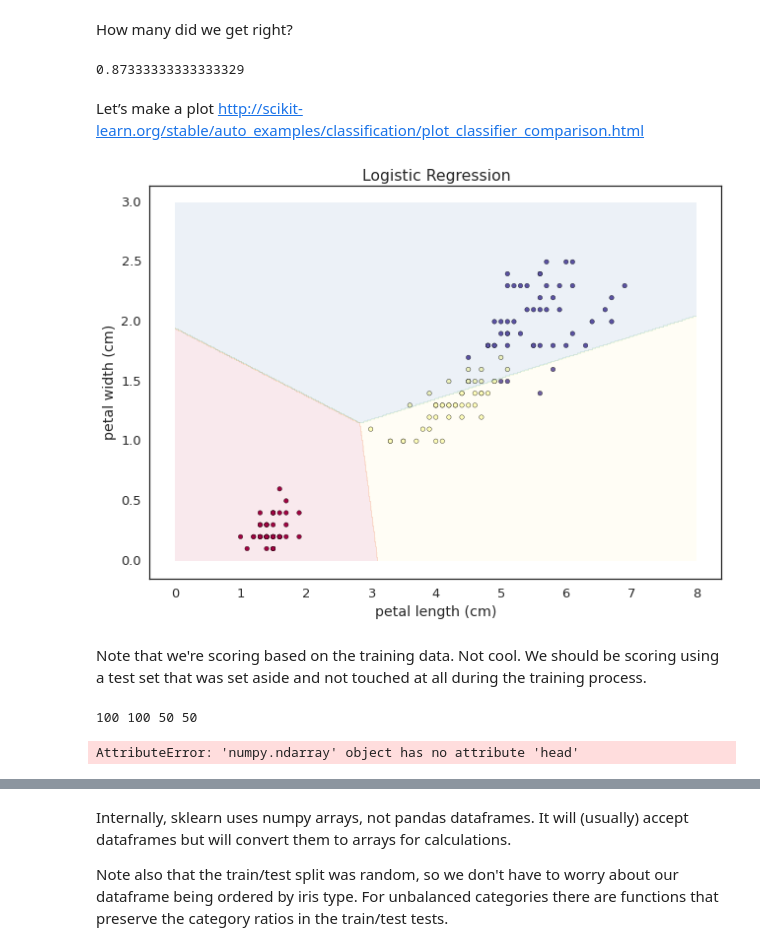
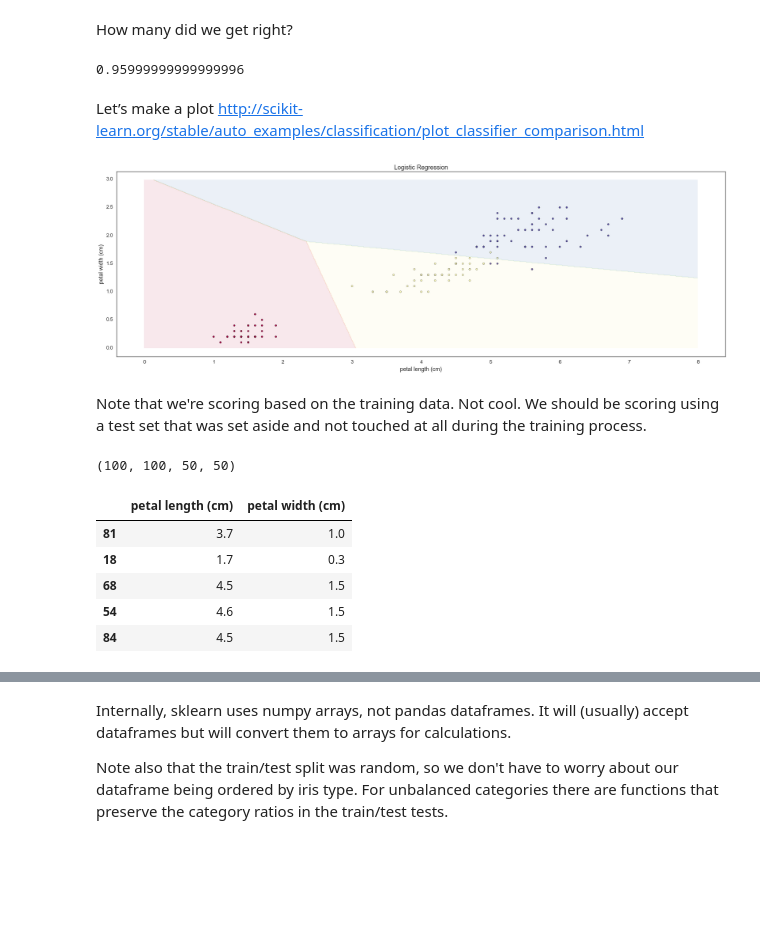
Before and after one commit to docathos/PythonCourse, a Jupyter notebook: sklearn.ipynb, the cells around one changed output, grey strips where cells are left out. Saved outputs shown, nothing was run; the diff lists cells and outputs as text; code cells hidden in the pictures; blank space fills up the shorter version.

```diff
--- a/sklearn.ipynb
+++ b/sklearn.ipynb
@@ -87,7 +87,7 @@ ax.grid(False)
 # %%
 from sklearn.linear_model import LogisticRegression
 # %%
-clf = LogisticRegression()
+clf = LogisticRegression(C=100)
 # %% [markdown]
 Train the classifier using the petal length and width.
 # %%
@@ -117,31 +119,32 @@ How many did we get right?
 # %%
 clf.score(X, y)
 # %% [output]
-0.87333333333333329
+0.95999999999999996
 # %% [markdown]
 Let’s make a plot
 http://scikit-learn.org/stable/auto_examples/classification/plot_classifier_comparison.html
 # %%
 import numpy as np
 
 def plot_predictions(clf):
     # make a grid of predictions to color plot background
     h = 0.01
     x_range = np.arange(0, 8, h)
     y_range = np.arange(0, 3, h)
     xx, yy = np.meshgrid(x_range, y_range)
     Z = clf.predict(np.c_[xx.ravel(), yy.ravel()])
     Z = Z.reshape(xx.shape[0],xx.shape[1])
 
-    ax = df.plot(x=2, y=3, kind='scatter', c='target', cmap=cm, colorbar=False)
+    sns.set_style('white')
+    ax = df.plot(x=2, y=3, kind='scatter', c='target', cmap=cm, colorbar=False, figsize=(27.7, 8.4 ))
     ax.contourf(x_range, y_range, Z, cmap=cm, alpha=.1)
     ax.grid(False)
     plt.title('Logistic Regression')
     plt.show()
 
 plot_predictions(clf)
 # %% [output]
-[figure, old version]
+[figure, new version]
 # %% [markdown]
 Note that we're scoring based on the training data. Not cool. We should be scoring using a test set that was set aside and not touched at all during the training process.
 # %%
@@ -151,8 +154,13 @@ X_train, X_test, y_train, y_test = train_test_split(X, y, test_size = 0.33)
 # %%
 print(len(X_train), len(y_train), len(X_test), len(y_test))
 # %% [output]
-100 100 50 50
+(100, 100, 50, 50)
 # %%
 X_train.head()
 # %% [output]
-AttributeError: 'numpy.ndarray' object has no attribute 'head'
+|  | petal length (cm) | petal width (cm) |
+| 81 | 3.7 | 1.0 |
+| 18 | 1.7 | 0.3 |
+| 68 | 4.5 | 1.5 |
+| 54 | 4.6 | 1.5 |
+| 84 | 4.5 | 1.5 |
```
Also changed, not shown: parts of 12 cells of this notebook, 1 other file.
